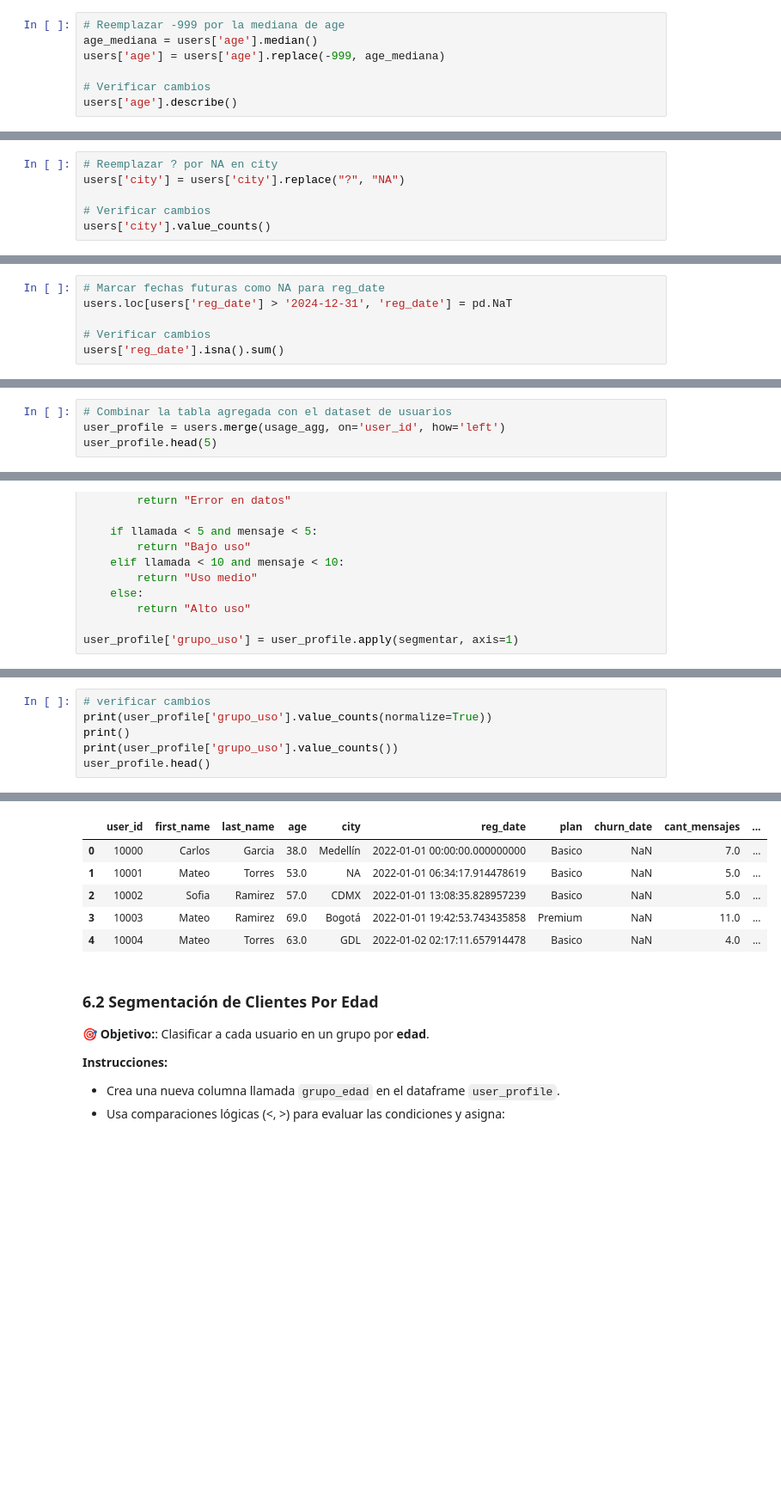
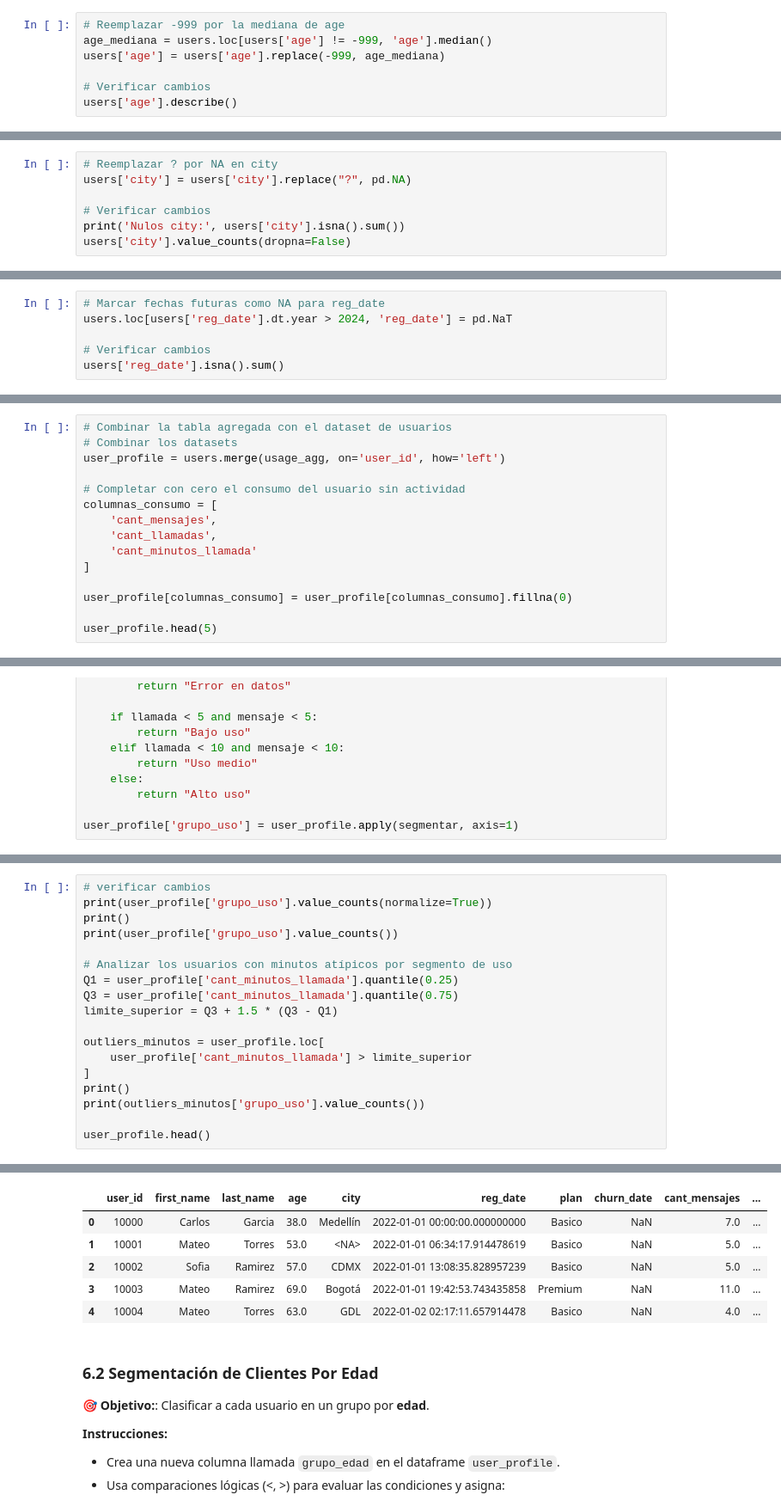
Before and after one commit to marcelaenrigue/sprint7-final-project, a Jupyter notebook: S7 Version-Estudiante-Project-ConnectaTel (1).ipynb, the cells around one changed output, grey strips where cells are left out. Shown at 86% size. Saved outputs shown, nothing was run; the diff lists cells and outputs as text; blank space fills up the shorter version.

```diff
--- a/S7 Version-Estudiante-Project-ConnectaTel (1).ipynb
+++ b/S7 Version-Estudiante-Project-ConnectaTel (1).ipynb
@@ -447,7 +580,7 @@ Aplicar reglas de limpieza para reemplazar valores sentinels y corregir fechas i
 - Marca como nulas (`pd.NA`) las fechas fuera de rango.
 # %%
 # Reemplazar -999 por la mediana de age
-age_mediana = users['age'].median()
+age_mediana = users.loc[users['age'] != -999, 'age'].median()
 users['age'] = users['age'].replace(-999, age_mediana)
 
 # Verificar cambios
@@ -465,7 +608,8 @@ Name: age, dtype: float64
 # %%
 # Reemplazar ? por NA en city
-users['city'] = users['city'].replace("?", "NA")
+users['city'] = users['city'].replace("?", pd.NA)
 
 # Verificar cambios
-users['city'].value_counts()
+print('Nulos city:', users['city'].isna().sum())
+users['city'].value_counts(dropna=False)
 # %% [output]
@@ -480,6 +635,6 @@ Name: city, dtype: int64
 # %%
 # Marcar fechas futuras como NA para reg_date
-users.loc[users['reg_date'] > '2024-12-31', 'reg_date'] = pd.NaT
+users.loc[users['reg_date'].dt.year > 2024, 'reg_date'] = pd.NaT
 
 # Verificar cambios
 users['reg_date'].isna().sum()
@@ -575,6 +770,17 @@ usage_agg.head(3)
 # %%
 # Combinar la tabla agregada con el dataset de usuarios
+# Combinar los datasets
 user_profile = users.merge(usage_agg, on='user_id', how='left')
+
+# Completar con cero el consumo del usuario sin actividad
+columnas_consumo = [
+    'cant_mensajes',
+    'cant_llamadas',
+    'cant_minutos_llamada'
+]
+
+user_profile[columnas_consumo] = user_profile[columnas_consumo].fillna(0)
+
 user_profile.head(5)
 # %% [output]
 |  | user_id | first_name | last_name | age | city | reg_date | plan | churn_date | cant_mensajes | ... |
@@ -852,5 +1148,17 @@ user_profile['grupo_uso'] = user_profile.apply(segmentar, axis=1)
 print(user_profile['grupo_uso'].value_counts(normalize=True))
 print()
 print(user_profile['grupo_uso'].value_counts())
+
+# Analizar los usuarios con minutos atípicos por segmento de uso
+Q1 = user_profile['cant_minutos_llamada'].quantile(0.25)
+Q3 = user_profile['cant_minutos_llamada'].quantile(0.75)
+limite_superior = Q3 + 1.5 * (Q3 - Q1)
+
+outliers_minutos = user_profile.loc[
+    user_profile['cant_minutos_llamada'] > limite_superior
+]
+print()
+print(outliers_minutos['grupo_uso'].value_counts())
+
 user_profile.head()
 # %% [output]
@@ -868,6 +1179,6 @@ Name: grupo_uso, dtype: int64
 |  | user_id | first_name | last_name | age | city | reg_date | plan | churn_date | cant_mensajes | ... |
 | 0 | 10000 | Carlos | Garcia | 38.0 | Medellín | 2022-01-01 00:00:00.000000000 | Basico | NaN | 7.0 | ... |
-| 1 | 10001 | Mateo | Torres | 53.0 | NA | 2022-01-01 06:34:17.914478619 | Basico | NaN | 5.0 | ... |
+| 1 | 10001 | Mateo | Torres | 53.0 | <NA> | 2022-01-01 06:34:17.914478619 | Basico | NaN | 5.0 | ... |
 | 2 | 10002 | Sofia | Ramirez | 57.0 | CDMX | 2022-01-01 13:08:35.828957239 | Basico | NaN | 5.0 | ... |
 | 3 | 10003 | Mateo | Ramirez | 69.0 | Bogotá | 2022-01-01 19:42:53.743435858 | Premium | NaN | 11.0 | ... |
 | 4 | 10004 | Mateo | Torres | 63.0 | GDL | 2022-01-02 02:17:11.657914478 | Basico | NaN | 4.0 | ... |
```
Also changed, not shown: parts of 87 cells of this notebook.
